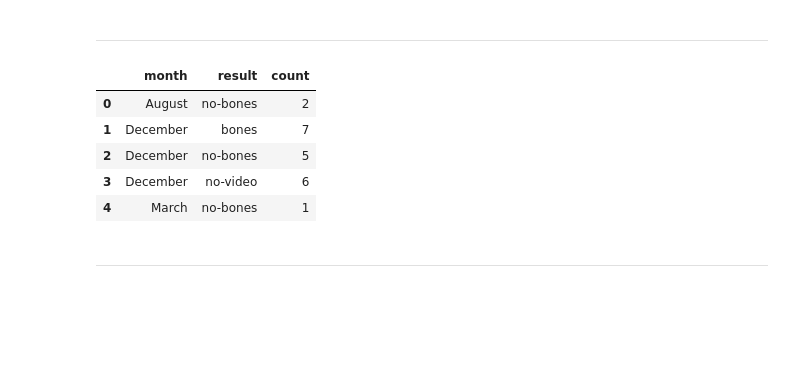
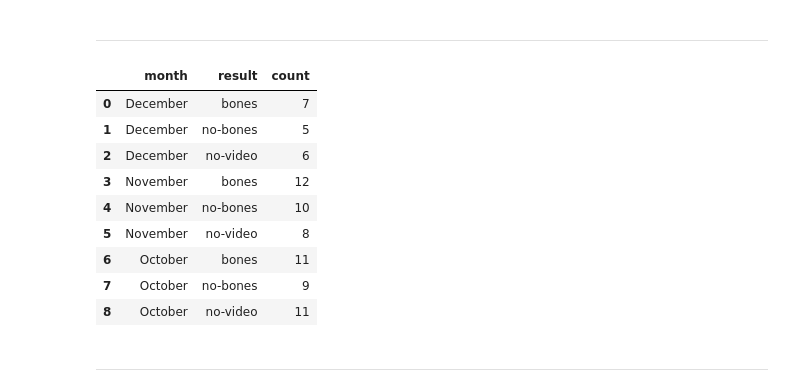
Before and after one commit to stiles/noodle-tracker, a Jupyter notebook: _workspace/00-process-noodle-data.ipynb, the cells around one changed output. Drawn from its saved outputs; the diff is of its cells as text; code cells hidden in the pictures; blank space fills up the shorter version.

```diff
--- a/_workspace/00-process-noodle-data.ipynb
+++ b/_workspace/00-process-noodle-data.ipynb
@@ -253,20 +258,25 @@ weeks_pivot.to_csv("../assets/data/bonesdays_weeks.csv", index=False)
 ---
 # %%
 months = (
-    df.groupby(["month", "bones_class"])
+    df[df["date"] > "2021-09-30"]
+    .groupby(["month", "bones_class"])
     .agg({"date": "count"})
     .reset_index()
     .rename(columns={"date": "count", "bones_class": "result"})
 )
 # %%
-months.head()
+months
 # %% [output]
 |  | month | result | count |
-| 0 | August | no-bones | 2 |
-| 1 | December | bones | 7 |
-| 2 | December | no-bones | 5 |
-| 3 | December | no-video | 6 |
-| 4 | March | no-bones | 1 |
+| 0 | December | bones | 7 |
+| 1 | December | no-bones | 5 |
+| 2 | December | no-video | 6 |
+| 3 | November | bones | 12 |
+| 4 | November | no-bones | 10 |
+| 5 | November | no-video | 8 |
+| 6 | October | bones | 11 |
+| 7 | October | no-bones | 9 |
+| 8 | October | no-video | 11 |
 # %%
 months_pivot = pd.pivot_table(
     months, values="count", index="month", columns="result", fill_value=0
```
Also changed, not shown: parts of 5 cells of this notebook, 5 other files.
